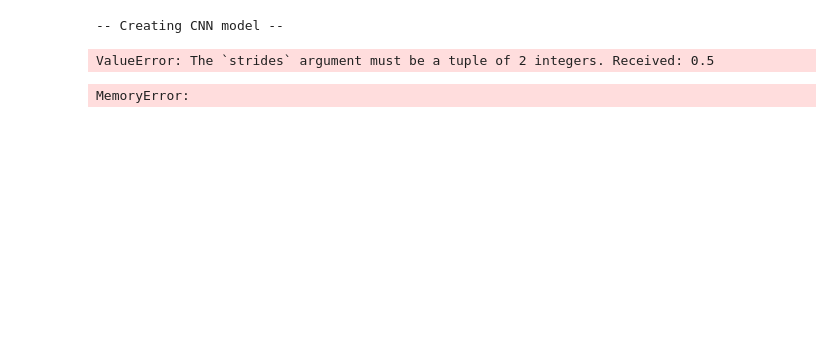
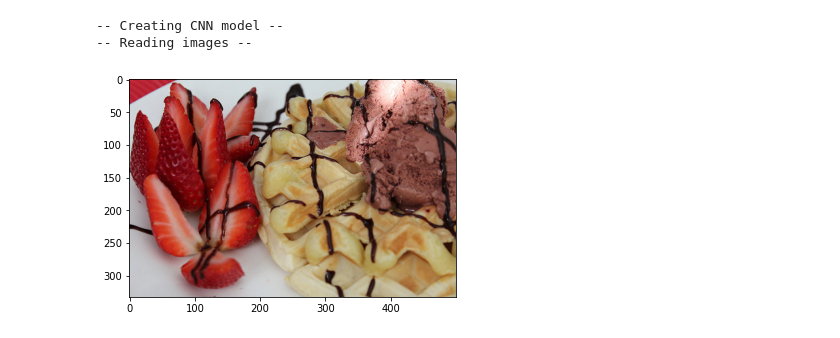
Before and after one commit to simonebonato/ColorfulImageColorization_DL, a Jupyter notebook: main.ipynb, the cells around one changed output. Cells and saved outputs as stored; diff of their text form; code cells hidden in the pictures; blank space fills up the shorter version.

Commit message:
plot image

```diff
--- a/main.ipynb
+++ b/main.ipynb
@@ -7,10 +12,12 @@ from functions import *
-# %%
-m = CNN()
-# %% [output]
--- Creating CNN model --
-ValueError: The `strides` argument must be a tuple of 2 integers. Received: 0.5
 # %%
-dataset_filename = r'C:\Users\simon\PycharmProjects\DeepLearningPython\GroupProject\data\dataset'
-data = read_data(dataset_filename)
+m = CNN()
+
+path = r'C:\Users\simon\PycharmProjects\DeepLearningPython\GroupProject\data\ILSVRC2015\Data\DET\test'
+m.load_images_from_folder(path)
 # %% [output]
-MemoryError:
+-- Creating CNN model --
+-- Reading images --
+# %%
+m.plot_image(m.images[4])
+# %% [output]
+[figure, added]
```
Also changed, not shown: parts of 1 cell of this notebook, 2 other files.
